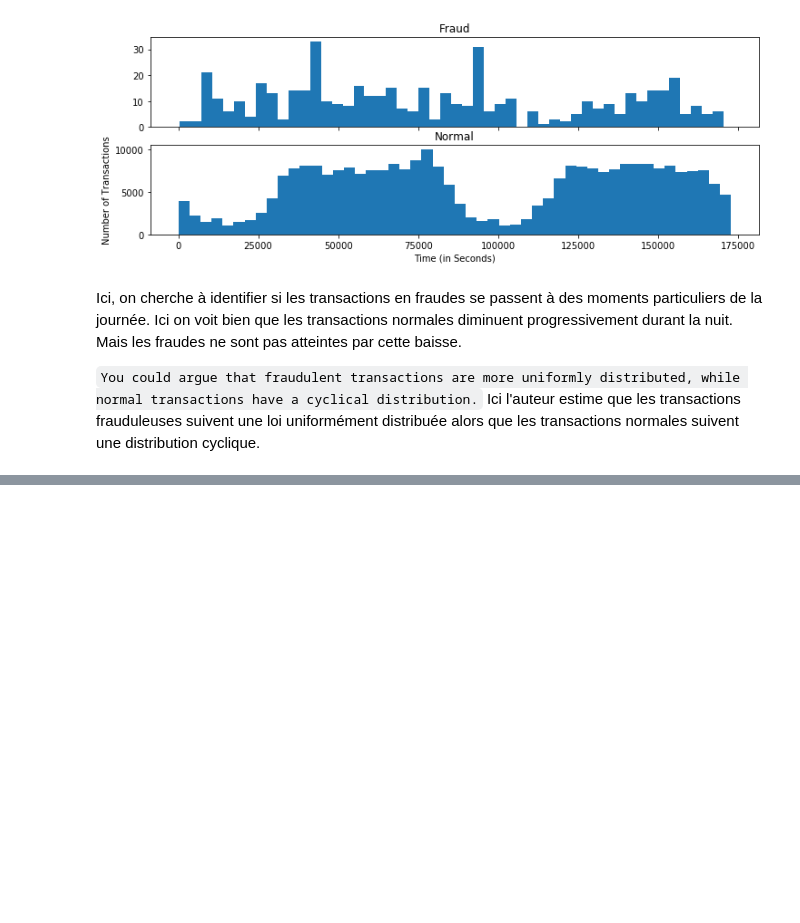
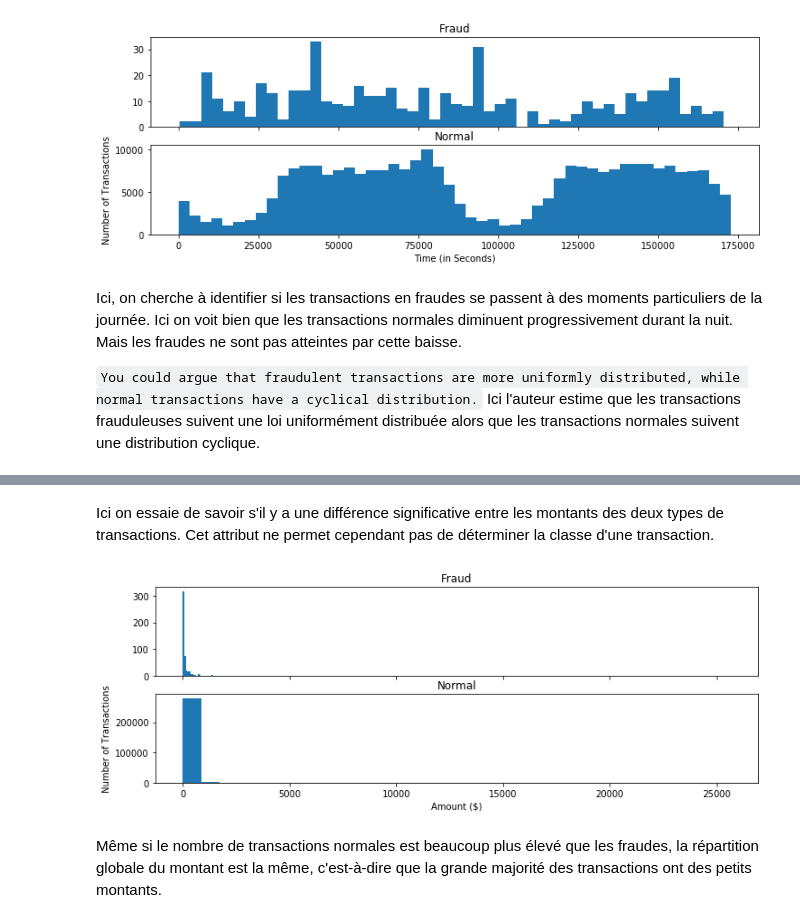
Before and after one commit to atthom/SD_Credit-Card-Fraud-Challenge, a Jupyter notebook: Credit Card Fraud Challenge.ipynb, the cells around one changed output, grey strips where cells are left out. Drawn from its saved outputs; the diff is of its cells as text; code cells hidden in the pictures; blank space fills up the shorter version.

```diff
--- a/Credit Card Fraud Challenge.ipynb
+++ b/Credit Card Fraud Challenge.ipynb
@@ -114,0 +143,21 @@ Ici l'auteur estime que les transactions frauduleuses suivent une loi uniformém
+# %% [markdown]
+Ici on essaie de savoir s'il y a une différence significative entre les montants des deux types de transactions. Cet attribut ne permet cependant pas de déterminer la classe d'une transaction.
+# %%
+f, (ax1, ax2) = plt.subplots(2, 1, sharex=True, figsize=(12,4))
+
+bins = 30
+
+ax1.hist(df.Amount[df.Class == 1], bins = bins)
+ax1.set_title('Fraud')
+
+ax2.hist(df.Amount[df.Class == 0], bins = bins)
+ax2.set_title('Normal')
+
+plt.xlabel('Amount ($)')
+plt.ylabel('Number of Transactions')
+#plt.yscale('log')
+plt.show()
+# %% [output]
+[figure, added]
+# %% [markdown]
+Même si le nombre de transactions normales est beaucoup plus élevé que les fraudes, la répartition globale du montant est la même, c'est-à-dire que la grande majorité des transactions ont des petits montants.
```
Also changed, not shown: parts of 4 cells of this notebook.
